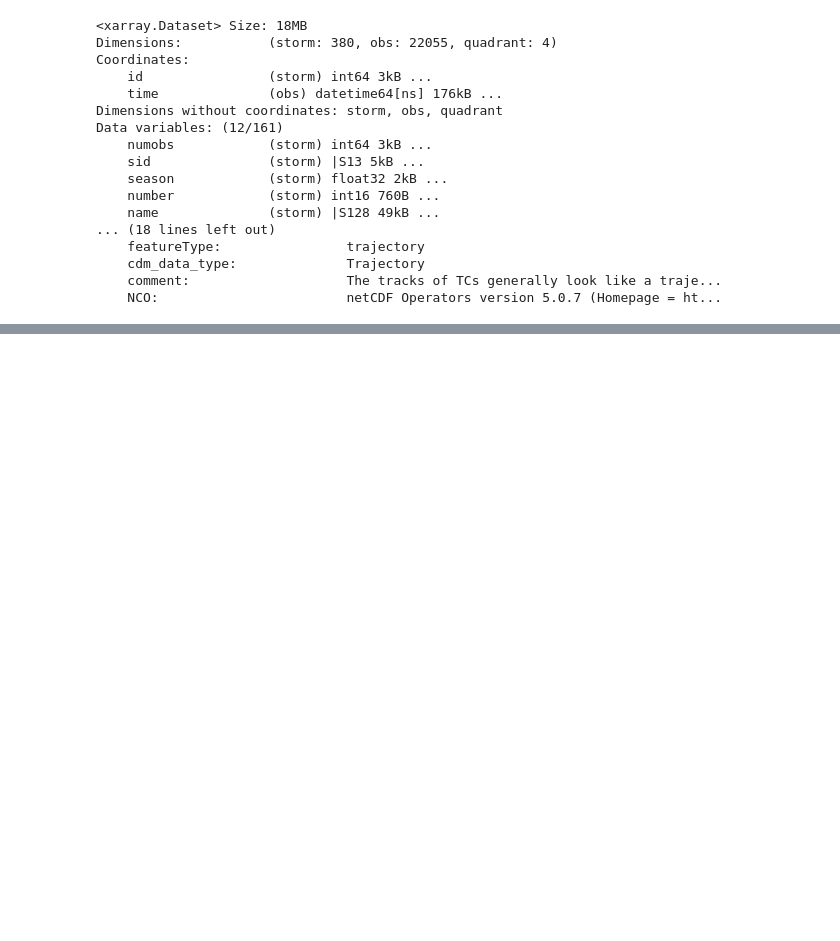
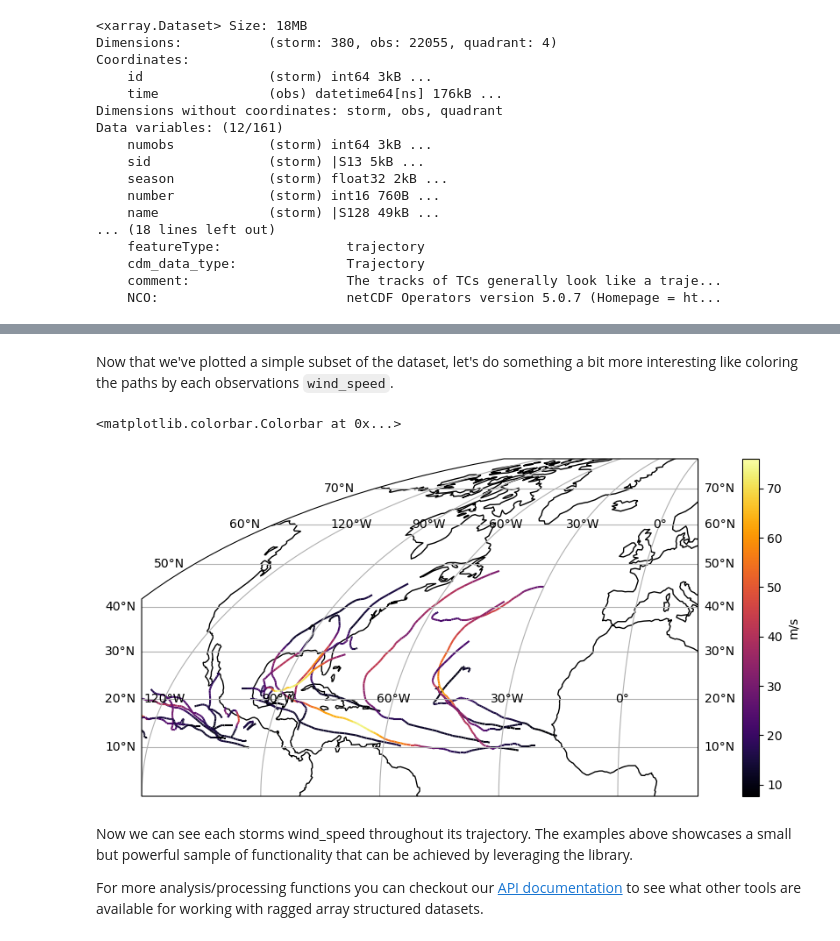
Before and after one commit to Cloud-Drift/ibtracs-get-started, a Jupyter notebook: ibtracs_get_started.ipynb, the cells around one changed output, grey strips where cells are left out. Drawn from its saved outputs; the diff is of its cells as text; code cells hidden in the pictures; blank space fills up the shorter version.

Commit message:
Improve documentation, improve prose and simplify notebooks into one

```diff
--- a/ibtracs_get_started.ipynb
+++ b/ibtracs_get_started.ipynb
@@ -83,0 +97,33 @@ ax.gridlines(draw_labels=True)
+# %% [markdown]
+Now that we've plotted a simple subset of the dataset, let's do something a bit more interesting like coloring the paths by each observations `wind_speed`.
+# %%
+from mpl_toolkits.axes_grid1 import make_axes_locatable
+
+
+_METERS_IN_NAUTICAL_MILES = 1825
+
+# Create the visualization
+fig = plt.figure(figsize=(10, 5))
+ax = fig.add_subplot(1, 1, 1, projection=ccrs.Mollweide(central_longitude=30))
+hl = cd.plotting.plot_ragged(
+    ax,
+    ds.lon,
+    ds.lat,
+    ds.numobs,
+    colors=ds.usa_wind.values * _METERS_IN_NAUTICAL_MILES / 3600,
+    transform=ccrs.PlateCarree(),
+    cmap="inferno",
+)
+ax.set_extent([-120, 0, 0, 80], crs=ccrs.PlateCarree())
+ax.coastlines()
+ax.gridlines(draw_labels=True)
+divider = make_axes_locatable(ax)
+cax = divider.append_axes('right', size="3%", pad=0.5, axes_class=plt.Axes)
+fig.colorbar(hl, cax=cax, label="m/s")
+# %% [output]
+<matplotlib.colorbar.Colorbar at 0x...>
+[figure, added]
+# %% [markdown]
+Now we can see each storms wind_speed throughout its trajectory. The examples above showcases a small but powerful sample of functionality that can be achieved by leveraging the library.
+
+For more analysis/processing functions you can checkout our [API documentation](https://clouddrift.org/api.html) to see what other tools are available for working with ragged array structured datasets.
```
Also changed, not shown: parts of 7 cells of this notebook, 3 other files.
